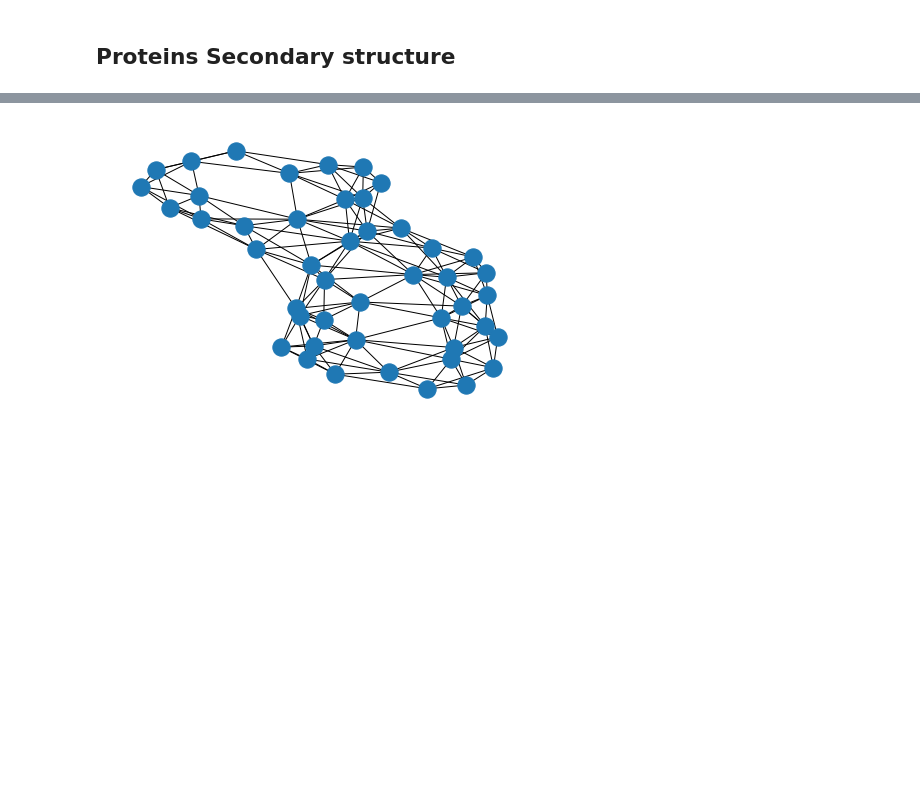
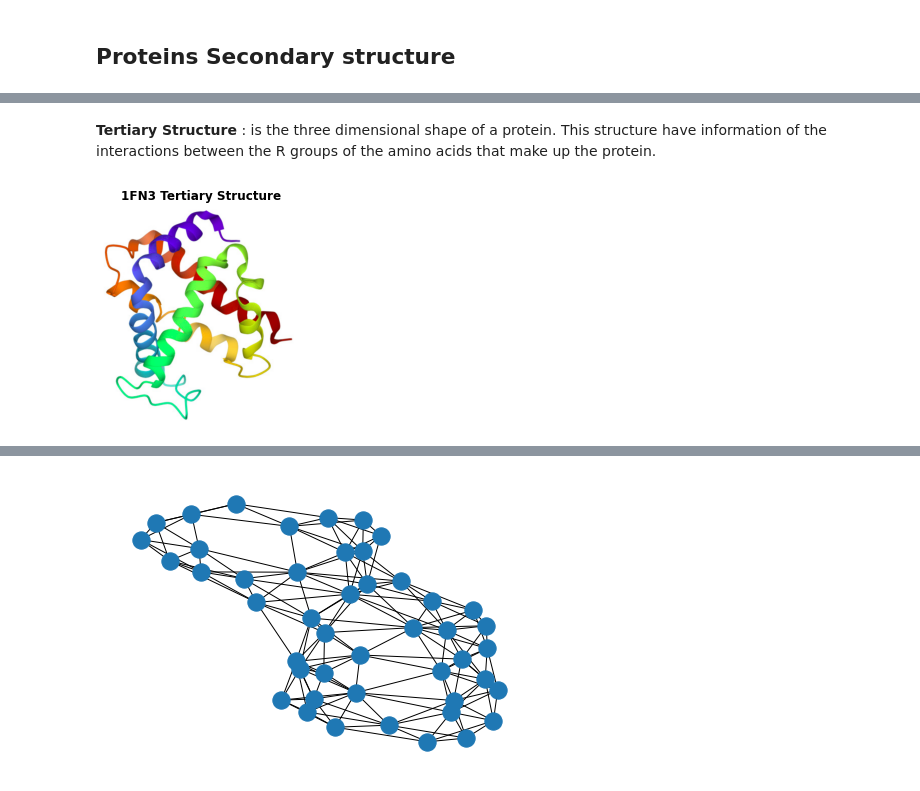
Before and after one commit to networkx/nx-guides, a Jupyter notebook: content/algorithms/sub_isomorphism/subgraph_iso_img.ipynb, the cells around one changed output, grey strips where cells are left out. Drawn from its saved outputs; the diff is of its cells as text; code cells hidden in the pictures; blank space fills up the shorter version.

```diff
--- a/content/algorithms/sub_isomorphism/subgraph_iso_img.ipynb
+++ b/content/algorithms/sub_isomorphism/subgraph_iso_img.ipynb
@@ -137,0 +133,9 @@ Let's see graphs of proteing with PDB codes 1CRN and 1FN3.
+# %% [markdown]
+**Tertiary Structure** :  is the three dimensional shape of a protein. This structure have information of the interactions between the R groups of the amino acids that make up the protein.
+# %%
+plt.imshow(plt.imread('1fn3.png'))
+plt.title("1FN3 Tertiary Structure", fontweight = "bold")
+plt.axis('off')
+plt.show()
+# %% [output]
+[figure, added]
```
Also changed, not shown: parts of 16 cells of this notebook, 3 other files.
